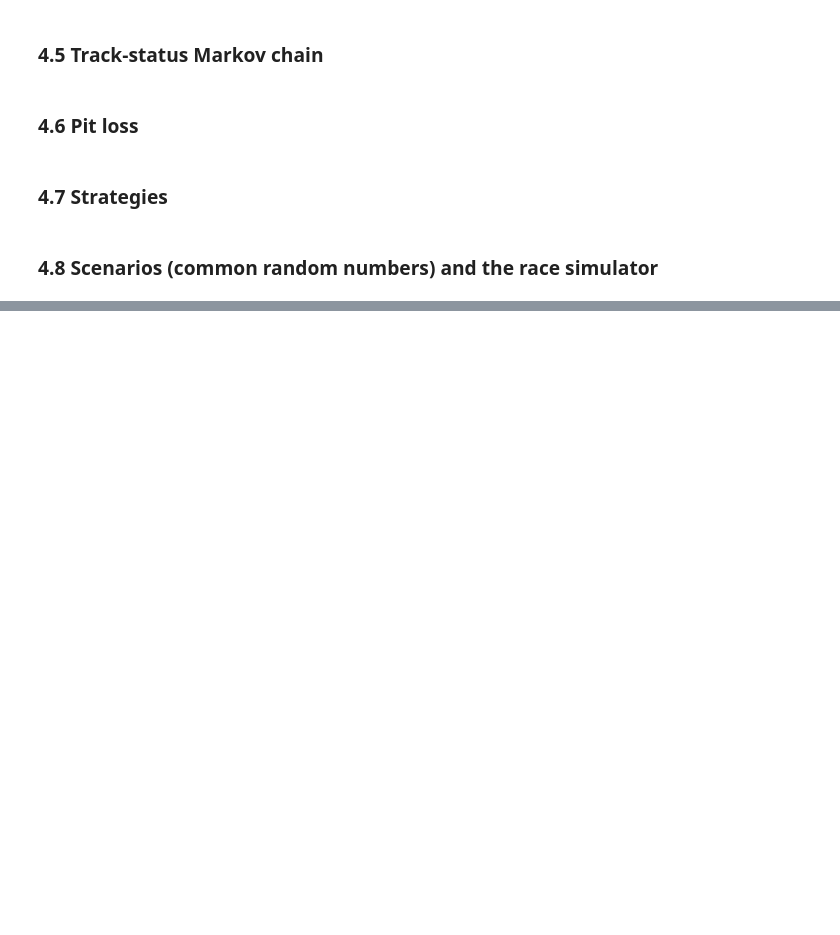
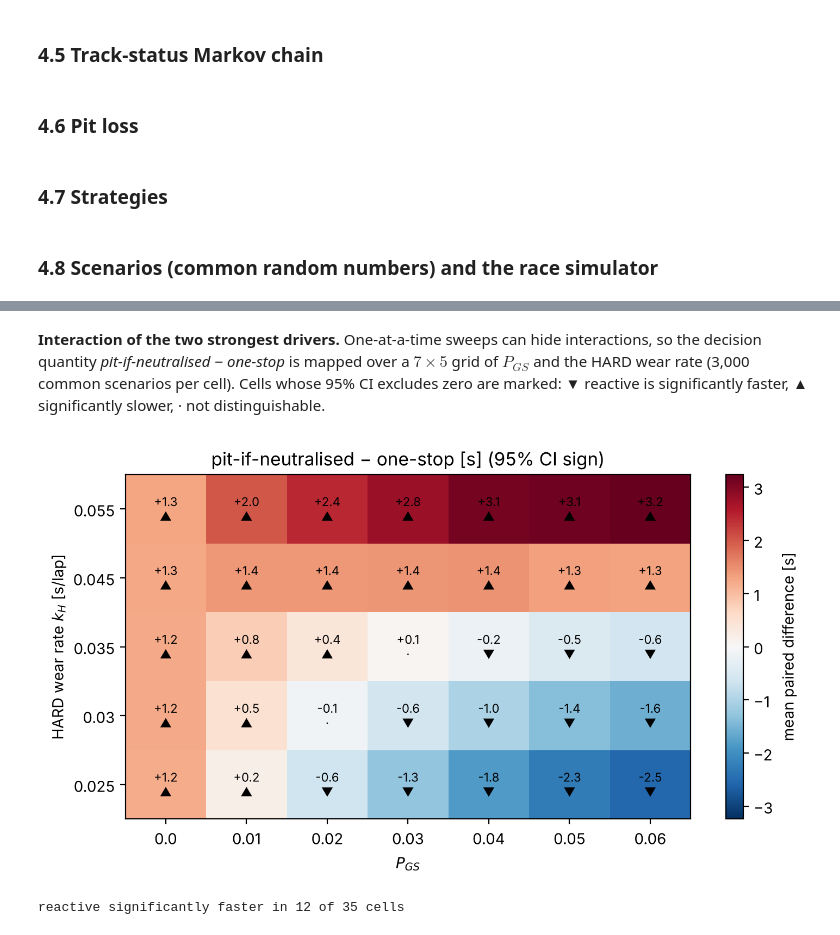
Before and after one commit to dinukacodes/f1-pit-strategy-simulator, a Jupyter notebook: notebook/f1_pit_strategy_simulator.ipynb, the cells around one changed output, grey strips where cells are left out. Drawn from its saved outputs; the diff is of its cells as text; code cells hidden in the pictures; blank space fills up the shorter version.

```diff
--- a/notebook/f1_pit_strategy_simulator.ipynb
+++ b/notebook/f1_pit_strategy_simulator.ipynb
@@ -1185,0 +1389,26 @@ Answer to the question (baseline P_GS = 0.020):
+# %% [markdown]
+**Interaction of the two strongest drivers.** One-at-a-time sweeps can hide interactions, so the decision quantity *pit-if-neutralised − one-stop* is mapped over a $7\times 5$ grid of $P_{GS}$ and the HARD wear rate (3,000 common scenarios per cell). Cells whose 95% CI excludes zero are marked: ▼ reactive is significantly faster, ▲ significantly slower, · not distinguishable.
+# %%
+pgs_g = np.array([0.0, 0.01, 0.02, 0.03, 0.04, 0.05, 0.06]); kh_g = np.array([0.025, 0.030, 0.035, 0.045, 0.055])
+M = np.zeros((len(kh_g), len(pgs_g))); S = np.zeros_like(M, dtype=int)
+for i, kh in enumerate(kh_g):
+    ks = dict(p["k_s_per_lap"]); ks["HARD"] = kh
+    for j, v in enumerate(pgs_g):
+        q = with_params(p, k_s_per_lap=ks, p_gs=v)
+        X = run_paired([best1, bestR], q, 3000, SEED + 800)
+        m, lo, hi = mean_ci(X[:, 1] - X[:, 0])
+        M[i, j] = m; S[i, j] = -1 if hi < 0 else (1 if lo > 0 else 0)
+fig, ax = plt.subplots(figsize=(7.5, 4.2))
+lim = np.abs(M).max()
+im = ax.imshow(M, origin="lower", cmap="RdBu_r", vmin=-lim, vmax=lim, aspect="auto")
+for i in range(len(kh_g)):
+    for j in range(len(pgs_g)):
+        ax.text(j, i, "%+.1f\n%s" % (M[i, j], {-1: "▼", 0: "·", 1: "▲"}[S[i, j]]), ha="center", va="center", fontsize=8)
+ax.set_xticks(range(len(pgs_g))); ax.set_xticklabels(pgs_g); ax.set_yticks(range(len(kh_g))); ax.set_yticklabels(kh_g)
+ax.set_xlabel("$P_{GS}$"); ax.set_ylabel("HARD wear rate $k_H$ [s/lap]"); ax.set_title("pit-if-neutralised − one-stop [s] (95% CI sign)")
+fig.colorbar(im, ax=ax, label="mean paired difference [s]"); fig.tight_layout()
+fig.savefig(os.path.join(FIG_DIR, "sensitivity_map.png"), dpi=150); plt.show()
+print("reactive significantly faster in %d of %d cells" % ((S == -1).sum(), S.size))
+# %% [output]
+[figure, added]
+reactive significantly faster in 12 of 35 cells
```
Also changed, not shown: parts of 49 cells of this notebook, 6 other files.
